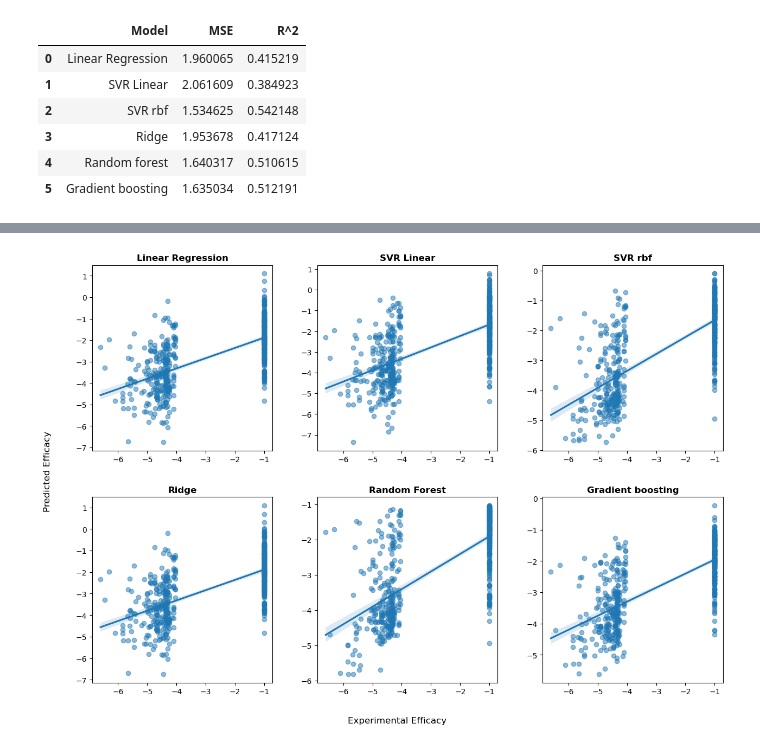
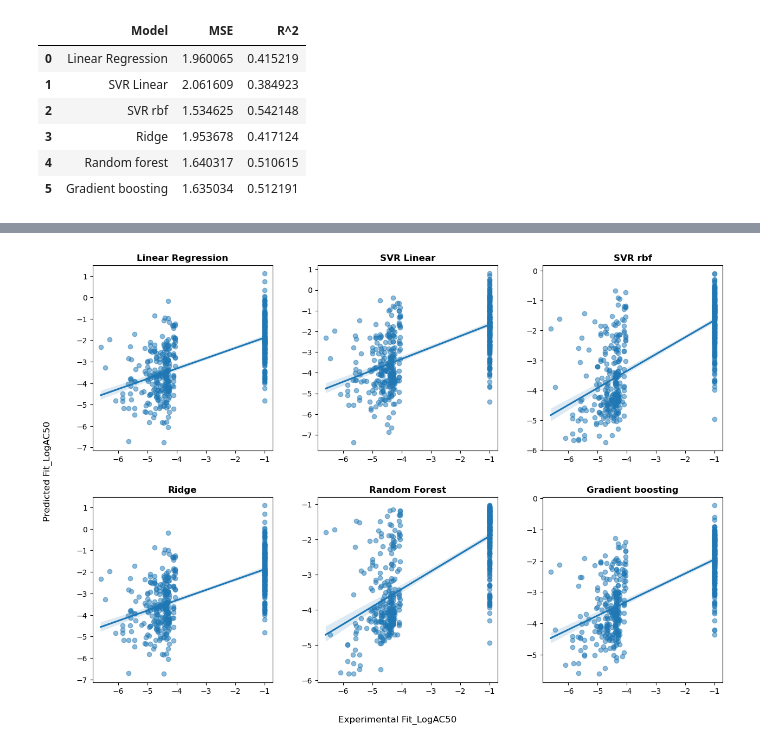
Before and after one commit to itsjasonch/predict-drug-efficacy, a Jupyter notebook: fp-reg.ipynb, the cells around one changed output, grey strips where cells are left out. Saved outputs shown, nothing was run; the diff lists cells and outputs as text; code cells hidden in the pictures.

```diff
--- a/fp-reg.ipynb
+++ b/fp-reg.ipynb
@@ -336,33 +336,33 @@ fig.subplots_adjust(hspace=0.25, wspace=0.25)
 
 ax1 = sns.regplot(x = y_test, y = y_pred_lin_reg, scatter_kws = {'alpha' : 0.5}, ax = axes[0, 0]);
 ax1.set_title('Linear Regression', weight = 'bold')
 ax1.set(xlabel=None)
 
 ax2 = sns.regplot(x = y_test, y = y_pred_svr_lin, scatter_kws = {'alpha' : 0.5}, ax = axes[0, 1]);
 ax2.set_title('SVR Linear', weight = 'bold')
 ax2.set(xlabel=None)
 
 ax3 = sns.regplot(x = y_test, y = y_pred_svr_rbf, scatter_kws = {'alpha' : 0.5}, ax = axes[0, 2]);
 ax3.set_title('SVR rbf', weight = 'bold')
 ax3.set(xlabel=None)
 
 ax4 = sns.regplot(x = y_test, y = y_pred_ridge, scatter_kws = {'alpha' : 0.5}, ax = axes[1, 0]);
 ax4.set_title('Ridge', weight = 'bold')
 ax4.set(xlabel=None)
 
 ax5 = sns.regplot(x = y_test, y = y_pred_rf, scatter_kws = {'alpha' : 0.5}, ax = axes[1, 1]);
 ax5.set_title('Random Forest', weight = 'bold')
 ax5.set(xlabel=None)
 
 ax6 = sns.regplot(x = y_test, y = y_pred_gbr, scatter_kws = {'alpha' : 0.5}, ax = axes[1, 2]);
 ax6.set_title('Gradient boosting', weight = 'bold')
 ax6.set(xlabel=None)
 
-fig.text(0.5, 0.04, "Experimental Efficacy", ha="center", va="center", fontsize=12)
-fig.text(0.07, 0.5, "Predicted Efficacy", ha="center", va="center", rotation=90, fontsize=12)
+fig.text(0.5, 0.04, "Experimental Fit_LogAC50", ha="center", va="center", fontsize=12)
+fig.text(0.07, 0.5, "Predicted Fit_LogAC50", ha="center", va="center", rotation=90, fontsize=12)
 
 fig.set_size_inches(15, 10)
 plt.savefig('model_regplot.png')
 plt.show()
 # %% [output]
-[figure, old version]
+[figure, new version]
```
Also changed, not shown: parts of 3 cells of this notebook.
